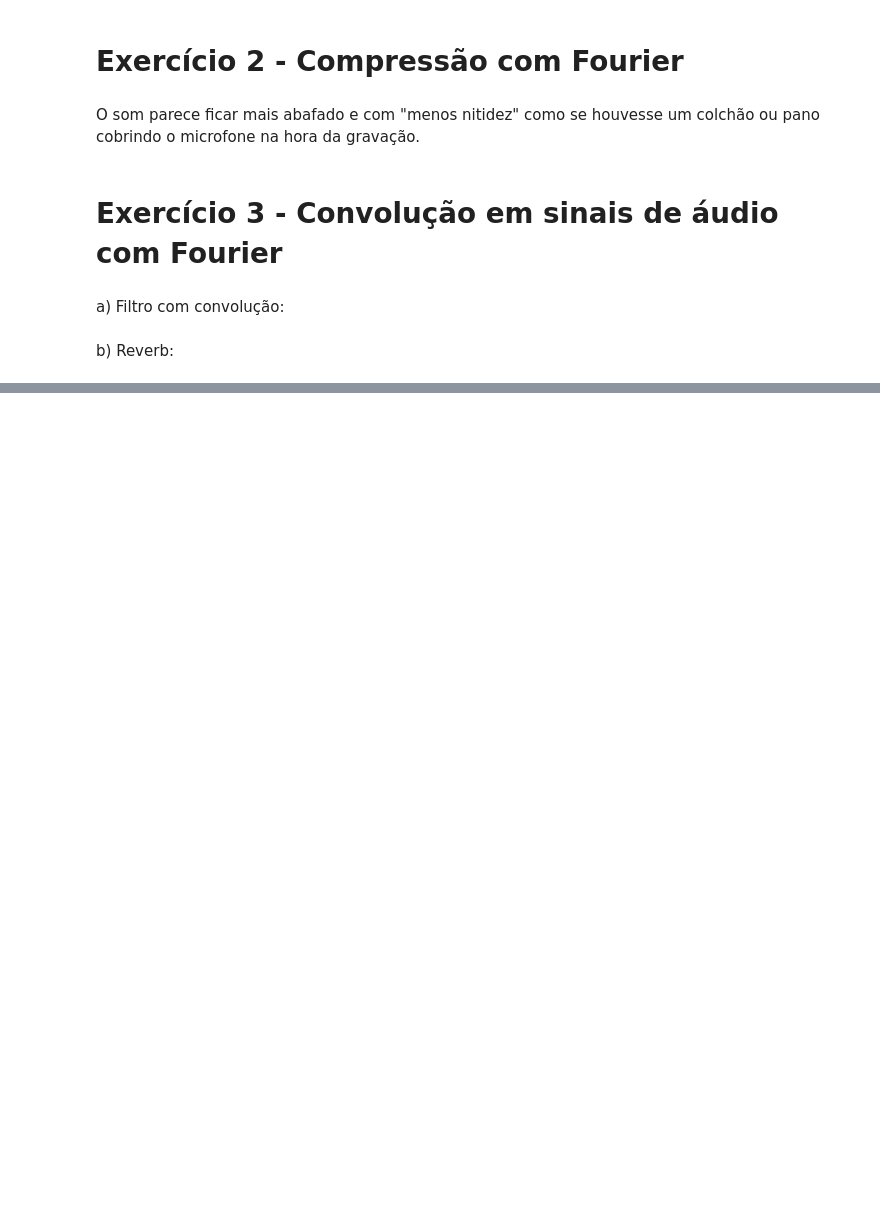
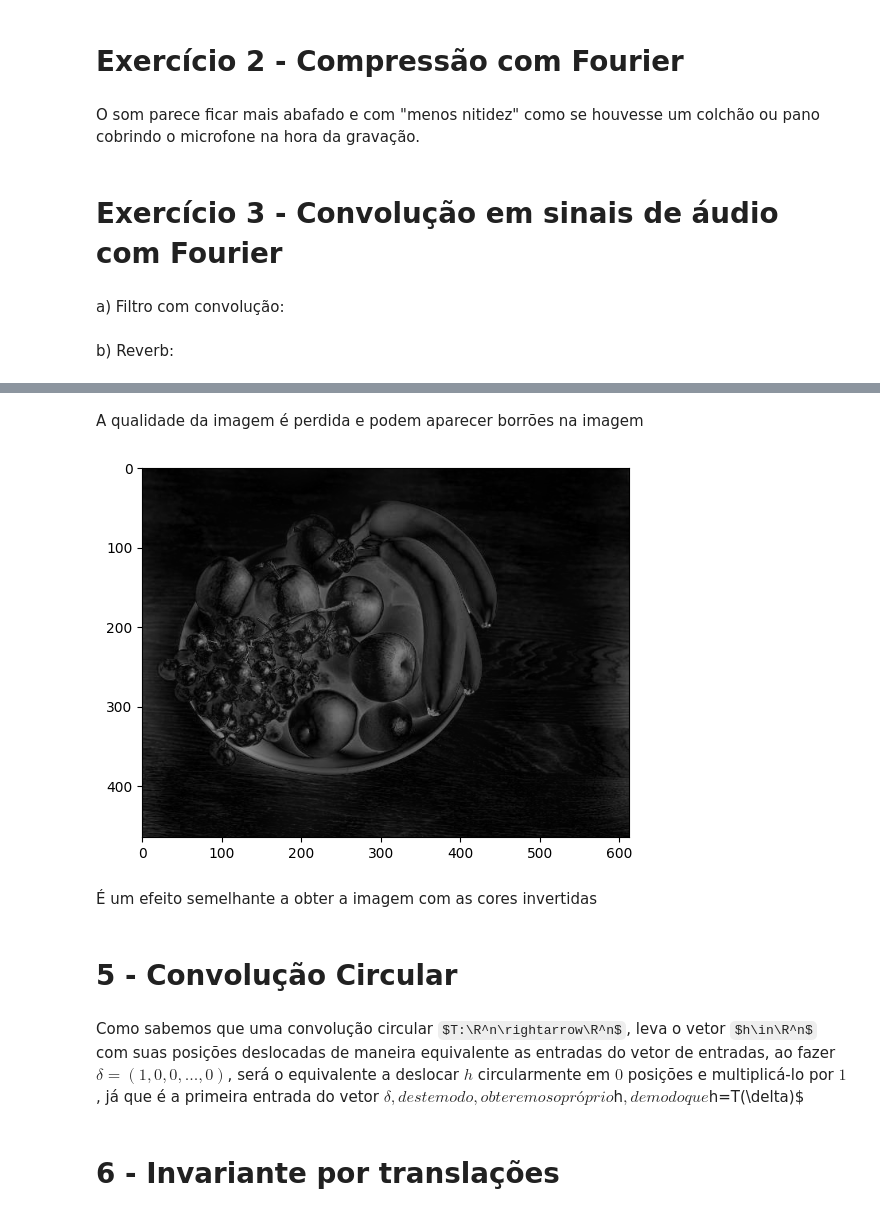
Before and after one commit to scrocha/visao-computacional-2024, a Jupyter notebook: Lista_04/Lista_04_Sillas.ipynb, the cells around one changed output, grey strips where cells are left out. Saved outputs shown, nothing was run; the diff lists cells and outputs as text; code cells hidden in the pictures; some formulas as TeX source; blank space fills up the shorter version.

```diff
--- a/Lista_04/Lista_04_Sillas.ipynb
+++ b/Lista_04/Lista_04_Sillas.ipynb
@@ -115,0 +180,16 @@ sd.play(audio_com_eco, fs)
+# %% [markdown]
+A qualidade da imagem é perdida e podem aparecer borrões na imagem
+# %%
+frutas_comprimida_a = compressao_fourier(frutas, 0.01, True)
+plt.imshow(frutas_comprimida_a)
+plt.show()
+# %% [output]
+[figure, added]
+# %% [markdown]
+É um efeito semelhante a obter a imagem com as cores invertidas
+# %% [markdown]
+# 5 - Convolução Circular
+# %% [markdown]
+Como sabemos que uma convolução circular $T:\R^n\rightarrow\R^n$, leva o vetor $h\in\R^n$ com suas posições deslocadas de maneira equivalente as entradas do vetor de entradas, ao fazer $\delta=(1,0,0,...,0)$, será o equivalente a deslocar $h$ circularmente em $0$ posições e multiplicá-lo por $1$, já que é a primeira entrada do vetor $\delta, deste modo, obteremos o próprio $h$, de modo que $h=T(\delta)$
+# %% [markdown]
+# 6 -  Invariante por translações
```
Also changed, not shown: parts of 11 cells of this notebook.
